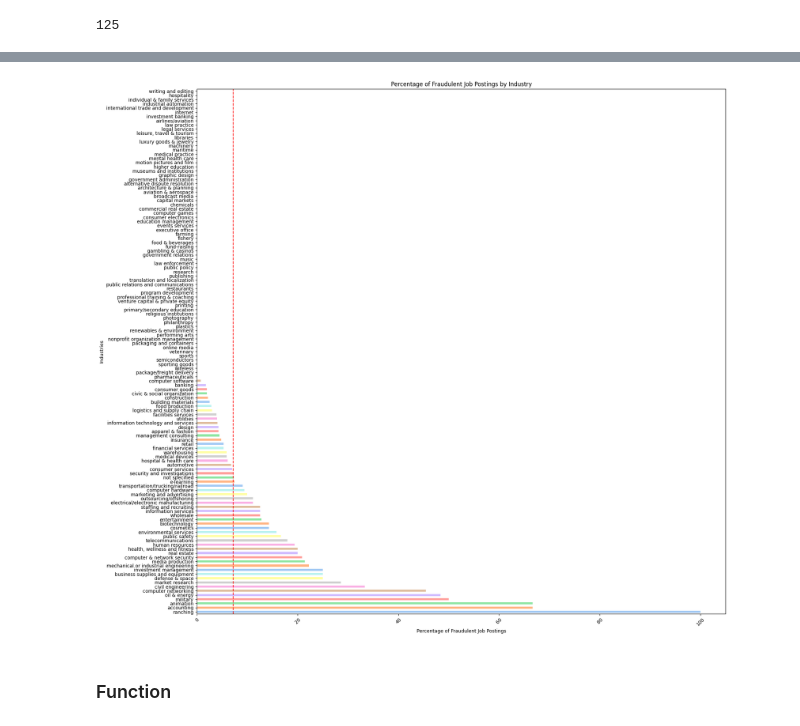
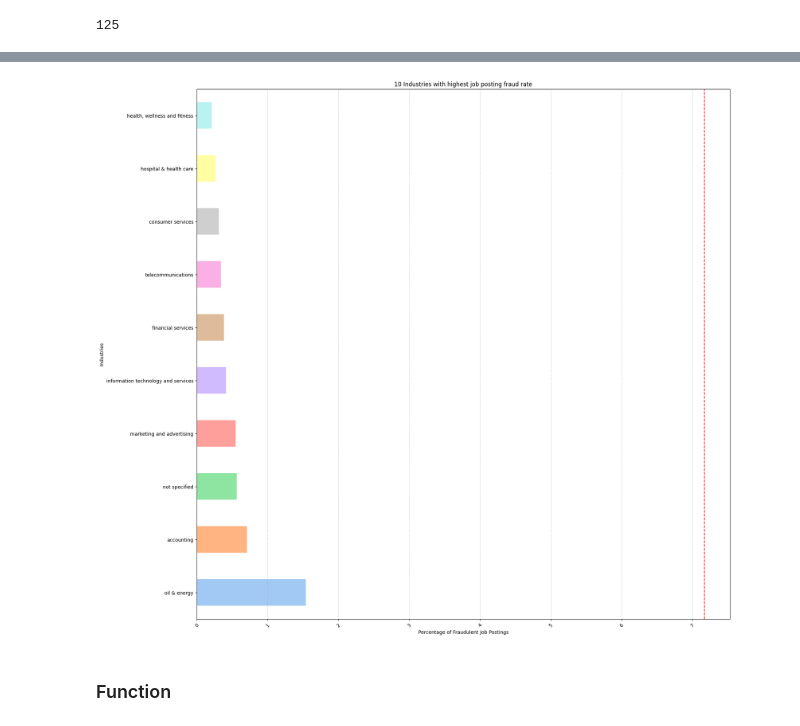
Before and after one commit to dqminhv/fraudulent-job-posting-detection-with-NLP, a Jupyter notebook: notebook/eda.ipynb, the cells around one changed output, grey strips where cells are left out. Saved outputs shown, nothing was run; the diff lists cells and outputs as text; code cells hidden in the pictures.

```diff
--- a/notebook/eda.ipynb
+++ b/notebook/eda.ipynb
@@ -347,22 +393,22 @@ plt.show()
 # %%
 # Calculate percentage of fraudulent job postings for each require experience category
-fraudulent_percentage = job_posting_us_df.groupby('industry')['fraudulent'].mean() * 100
+fraudulent_percentage = job_posting_us_df.groupby('industry')['fraudulent'].sum() * 100 / job_posting_us_df.shape[0]
 
 # Plot the percentages
 plt.figure(figsize=(20, 20))
-fraudulent_percentage.sort_values(ascending=False).plot(kind='barh', color=colors)
+fraudulent_percentage[fraudulent_percentage != 0].sort_values(ascending=False)[:10].plot(kind='barh', color=colors)
 overall_average_fraudulent_rate = job_posting_us_df['fraudulent'].mean() * 100
 plt.axvline(x=overall_average_fraudulent_rate, color='red', linestyle='--', label=f'Overall Avg ({overall_average_fraudulent_rate:.2f}%)')
-plt.title('Percentage of Fraudulent Job Postings by Industry')
+plt.title('10 Industries with highest job posting fraud rate')
 plt.xlabel('Percentage of Fraudulent Job Postings')
 plt.ylabel('Industries')
 plt.xticks(rotation=45)
-#plt.grid(axis='y', linestyle='--', alpha=0.7)
+plt.grid(axis='x', linestyle='--', alpha=0.7)
 
 # Show plot
 plt.show()
 # %% [output]
-[figure, old version]
+[figure, new version]
 # %% [markdown]
 ### Function
 # %%
```
Also changed, not shown: parts of 8 cells of this notebook.
